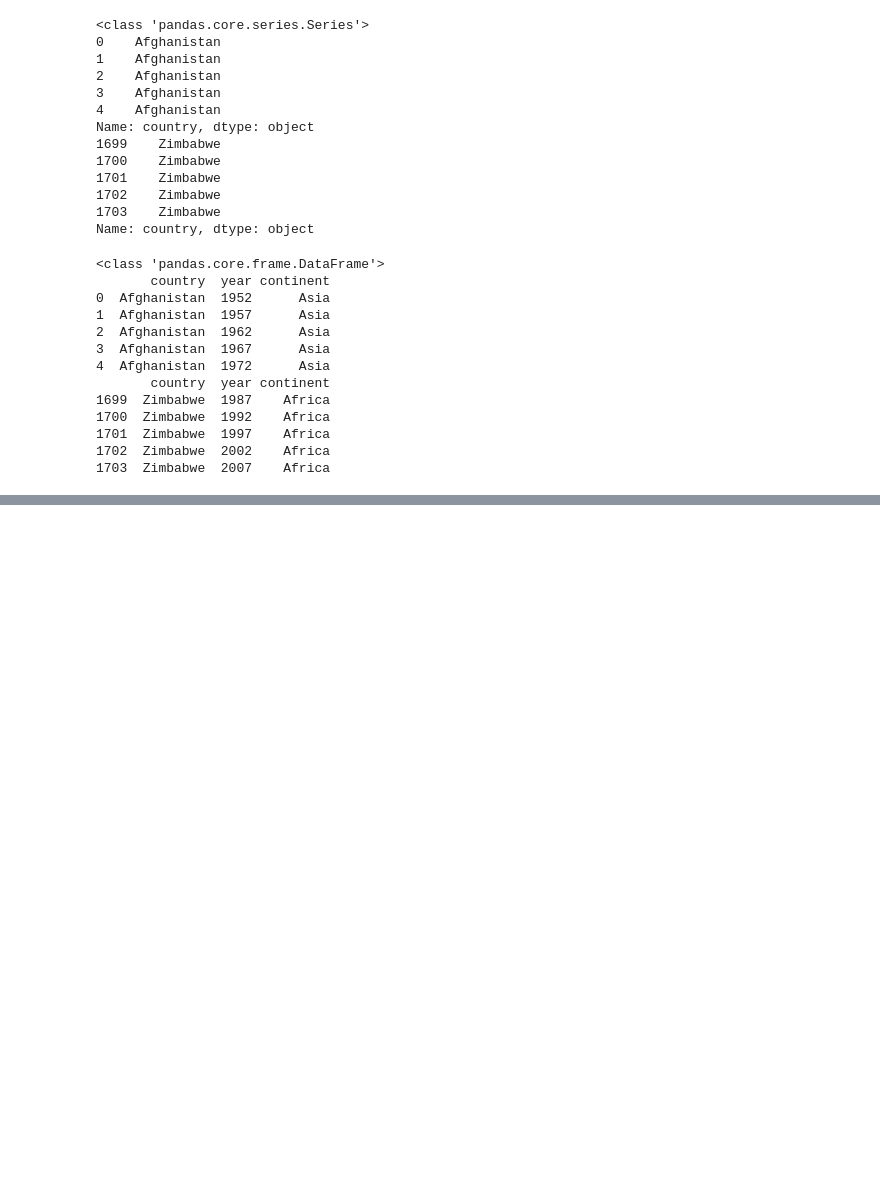
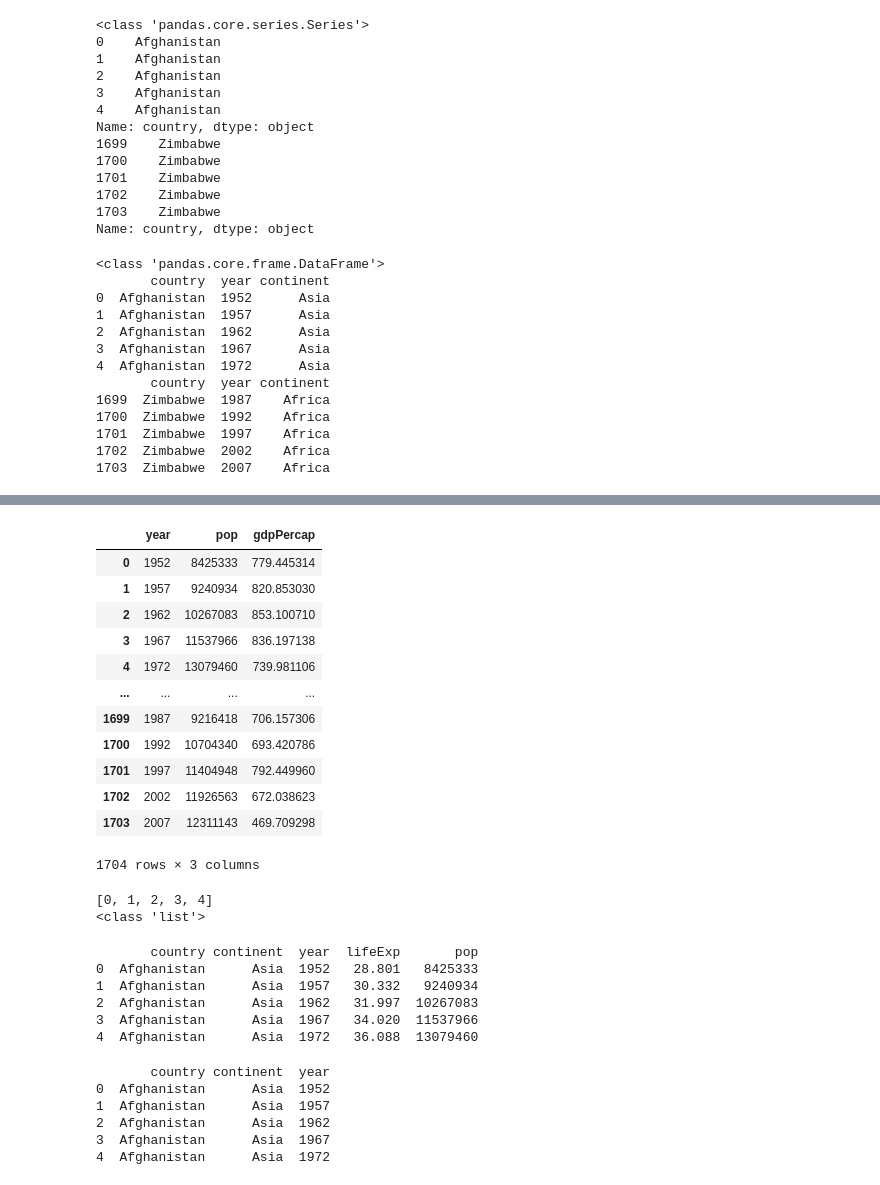
Before and after one commit to dch9610/Pandas, a Jupyter notebook: pandas_입문/pandas_01.ipynb, the cells around one changed output, grey strips where cells are left out. Drawn from its saved outputs; the diff is of its cells as text; code cells hidden in the pictures; blank space fills up the shorter version.

Commit message:
데이터 집합 (불러오기, 추출하기, loc, iloc 사용, 간단한 그래프 그리기)

```diff
--- a/pandas_입문/pandas_01.ipynb
+++ b/pandas_입문/pandas_01.ipynb
@@ -116,0 +167,46 @@ Name: 1703, dtype: object
+# %%
+subset = df.iloc[:,[2,4,-1]]
+subset
+# %% [output]
+|  | year | pop | gdpPercap |
+| 0 | 1952 | 8425333 | 779.445314 |
+| 1 | 1957 | 9240934 | 820.853030 |
+| 2 | 1962 | 10267083 | 853.100710 |
+| 3 | 1967 | 11537966 | 836.197138 |
+| 4 | 1972 | 13079460 | 739.981106 |
+| ... | ... | ... | ... |
+| 1699 | 1987 | 9216418 | 706.157306 |
+| 1700 | 1992 | 10704340 | 693.420786 |
+| 1701 | 1997 | 11404948 | 792.449960 |
+| 1702 | 2002 | 11926563 | 672.038623 |
+| 1703 | 2007 | 12311143 | 469.709298 |
+1704 rows × 3 columns
+# %%
+# range 메서드로 데이터 추출하기
+small_range = list(range(5))
+print(small_range)
+print(type(small_range))
+# %% [output]
+[0, 1, 2, 3, 4]
+<class 'list'>
+# %%
+subset = df.iloc[:,small_range]
+print(subset.head())
+# %% [output]
+       country continent  year  lifeExp       pop
+0  Afghanistan      Asia  1952   28.801   8425333
+1  Afghanistan      Asia  1957   30.332   9240934
+2  Afghanistan      Asia  1962   31.997  10267083
+3  Afghanistan      Asia  1967   34.020  11537966
+4  Afghanistan      Asia  1972   36.088  13079460
+# %%
+# 슬라이싱 구문을 더 선호
+subset = df.iloc[:,:3]
+print(subset.head())
+# %% [output]
+       country continent  year
+0  Afghanistan      Asia  1952
+1  Afghanistan      Asia  1957
+2  Afghanistan      Asia  1962
+3  Afghanistan      Asia  1967
+4  Afghanistan      Asia  1972
```
Also changed, not shown: parts of 15 cells of this notebook.
